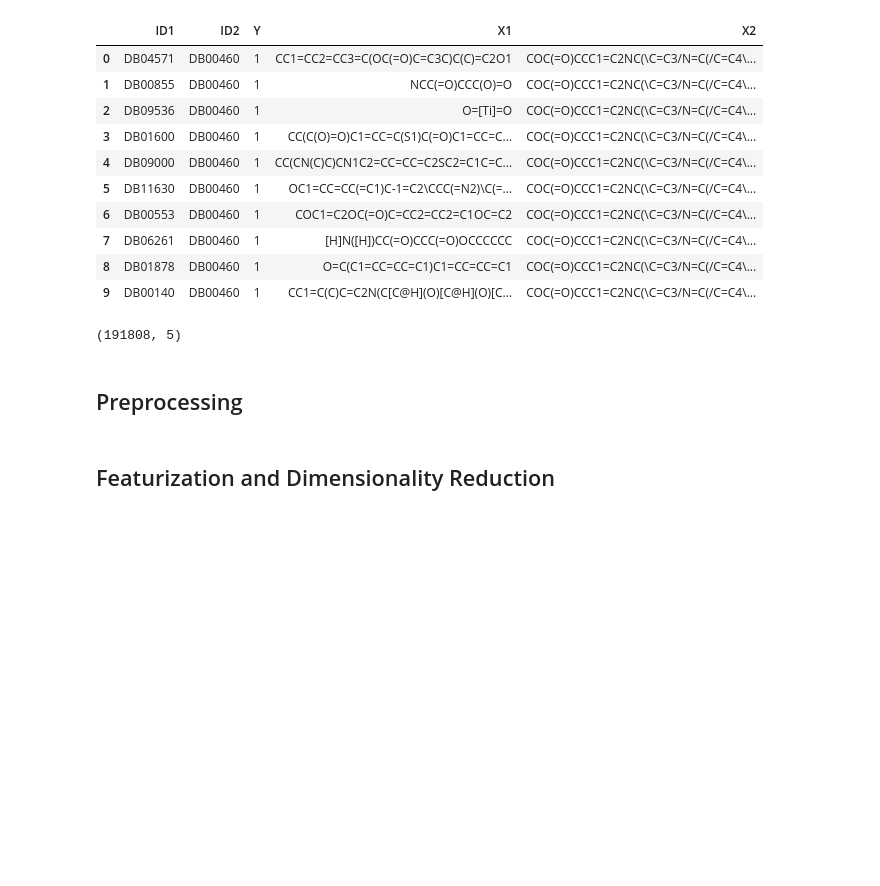
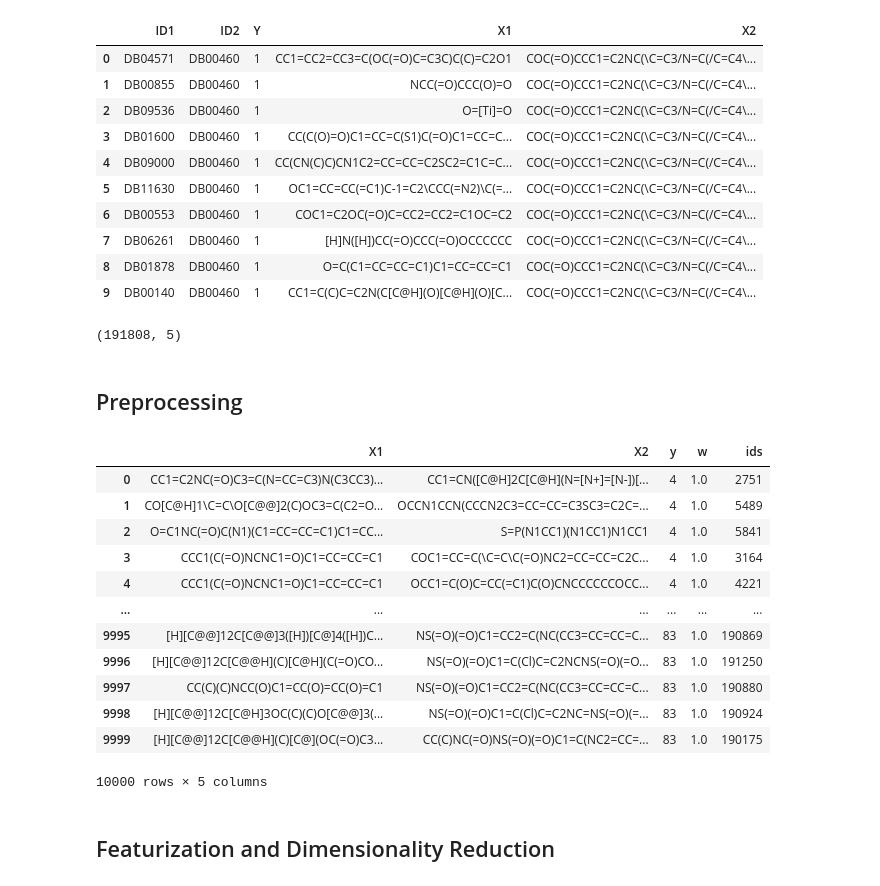
Before and after one commit to drewcark/DS5500-drug-discovery, a Jupyter notebook: Model Implementation/DDI.ipynb, the cells around one changed output. Saved outputs shown, nothing was run; the diff lists cells and outputs as text; code cells hidden in the pictures; blank space fills up the shorter version.

```diff
--- a/Model Implementation/DDI.ipynb
+++ b/Model Implementation/DDI.ipynb
@@ -53,7 +49,7 @@ ddi["Y"] = ddi["Y"].astype("category")
 ddi["Map"] = ddi["Map"].astype("category")
 
 #counting interaction types for potential later weighting
-interaction_counts = pd.DataFrame(ddi['Y'].value_counts().rename_axis('value').reset_index(name='count')).sort_values(by='count', ascending=False)
+interaction_counts = pd.DataFrame(ddi['Y'].value_counts().rename_axis('y').reset_index(name='count')).sort_values(by='count', ascending=False)
 interaction_counts['row_num'] = interaction_counts.index + 1
 interaction_counts['log_count'] = np.log(interaction_counts['count'])
 
@@ -132,6 +127,31 @@ if count > 0:
 count = X_two.count(search_string)
 if count > 0:
     print(f"'{search_string}' found {count} times in X_two.")
+# %%
+# reduce dataset down to equal number of top 20 categories to create an equalized dataset
+
+top20 = interaction_counts[interaction_counts['row_num'] <= 20]
+
+reduced_df = df.merge(top20['y'], on='y')
+reduced_df=reduced_df.sample(frac=1).reset_index(drop=True)
+
+eq_df = reduced_df.groupby('y').apply(lambda x: x.sample(min(len(x), 500))).reset_index(drop=True)
+
+eq_df
+# %% [output]
+|  | X1 | X2 | y | w | ids |
+| 0 | CC1=C2NC(=O)C3=C(N=CC=C3)N(C3CC3)... | CC1=CN([C@H]2C[C@H](N=[N+]=[N-])[... | 4 | 1.0 | 2751 |
+| 1 | CO[C@H]1\C=C\O[C@@]2(C)OC3=C(C2=O... | OCCN1CCN(CCCN2C3=CC=CC=C3SC3=C2C=... | 4 | 1.0 | 5489 |
+| 2 | O=C1NC(=O)C(N1)(C1=CC=CC=C1)C1=CC... | S=P(N1CC1)(N1CC1)N1CC1 | 4 | 1.0 | 5841 |
+| 3 | CCC1(C(=O)NCNC1=O)C1=CC=CC=C1 | COC1=CC=C(\C=C\C(=O)NC2=CC=CC=C2C... | 4 | 1.0 | 3164 |
+| 4 | CCC1(C(=O)NCNC1=O)C1=CC=CC=C1 | OCC1=C(O)C=CC(=C1)C(O)CNCCCCCCOCC... | 4 | 1.0 | 4221 |
+| ... | ... | ... | ... | ... | ... |
+| 9995 | [H][C@@]12C[C@@]3([H])[C@]4([H])C... | NS(=O)(=O)C1=CC2=C(NC(CC3=CC=CC=C... | 83 | 1.0 | 190869 |
+| 9996 | [H][C@@]12C[C@@H](C)[C@H](C(=O)CO... | NS(=O)(=O)C1=C(Cl)C=C2NCNS(=O)(=O... | 83 | 1.0 | 191250 |
+| 9997 | CC(C)(C)NCC(O)C1=CC(O)=CC(O)=C1 | NS(=O)(=O)C1=CC2=C(NC(CC3=CC=CC=C... | 83 | 1.0 | 190880 |
+| 9998 | [H][C@@]12C[C@H]3OC(C)(C)O[C@@]3(... | NS(=O)(=O)C1=C(Cl)C=C2NC=NS(=O)(=... | 83 | 1.0 | 190924 |
+| 9999 | [H][C@@]12C[C@@H](C)[C@](OC(=O)C3... | CC(C)NC(=O)NS(=O)(=O)C1=C(NC2=CC=... | 83 | 1.0 | 190175 |
+10000 rows × 5 columns
 # %% [markdown]
 ## Featurization and Dimensionality Reduction
 # %%
```
Also changed, not shown: parts of 11 cells of this notebook.
